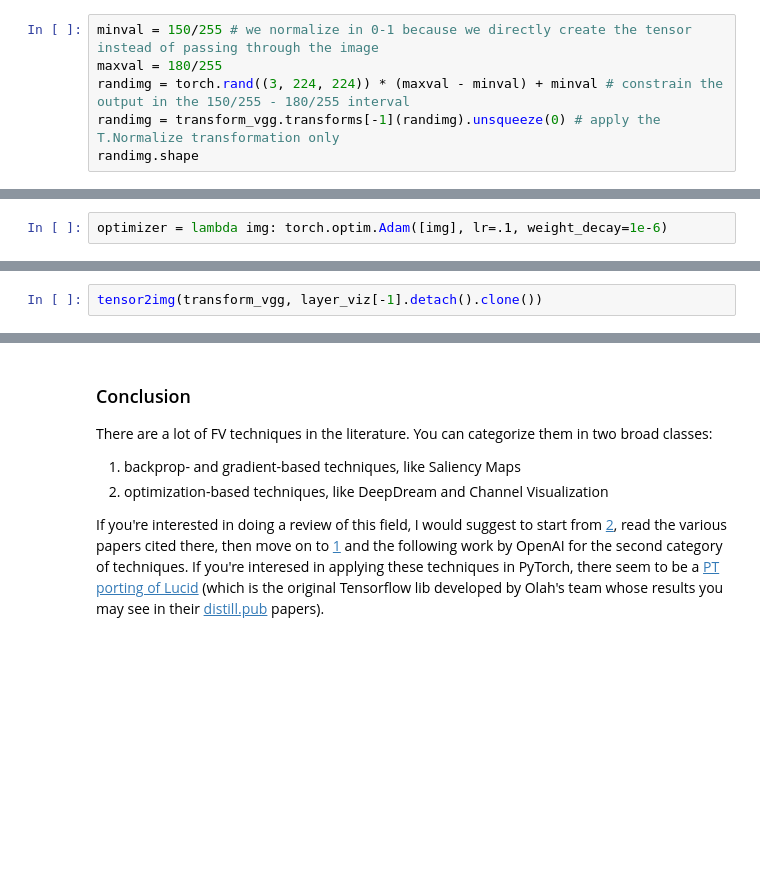
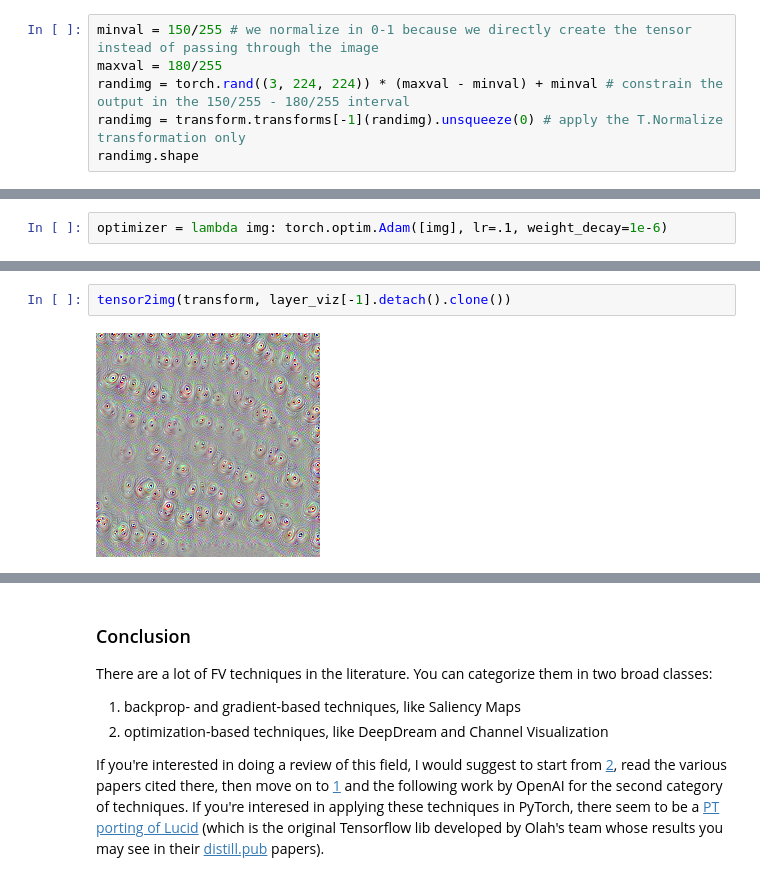
Before and after one commit to ansuini/DSSC_DL_2022, a Jupyter notebook: labs/08-feature-viz.ipynb, the cells around one changed output, grey strips where cells are left out. Drawn from its saved outputs; the diff is of its cells as text; blank space fills up the shorter version.

```diff
--- a/labs/08-feature-viz.ipynb
+++ b/labs/08-feature-viz.ipynb
@@ -399,5 +500,5 @@ Let us create a random 224x224 RGB image with colors in the interval 150-180.
 minval = 150/255 # we normalize in 0-1 because we directly create the tensor instead of passing through the image
 maxval = 180/255
 randimg = torch.rand((3, 224, 224)) * (maxval - minval) + minval # constrain the output in the 150/255 - 180/255 interval
-randimg = transform_vgg.transforms[-1](randimg).unsqueeze(0) # apply the T.Normalize transformation only
+randimg = transform.transforms[-1](randimg).unsqueeze(0) # apply the T.Normalize transformation only
 randimg.shape
@@ -410,5 +518,7 @@ layer_viz = deep_dream(randimg.clone(), 100, vgg19, vgg19[17], num_filter=0, ite
 # %%
-tensor2img(transform_vgg, layer_viz[-1].detach().clone())
+tensor2img(transform, layer_viz[-1].detach().clone())
+# %% [output]
+[figure, added]
 # %% [markdown]
 we see in this case that the channel viz is actually pretty similar w.r.t. to the "deep-dreamt" one, which suggest that the given filter is **highly specialized towards recognizing eye-like objects**.
 
```
Also changed, not shown: parts of 31 cells of this notebook, 1 other file.
